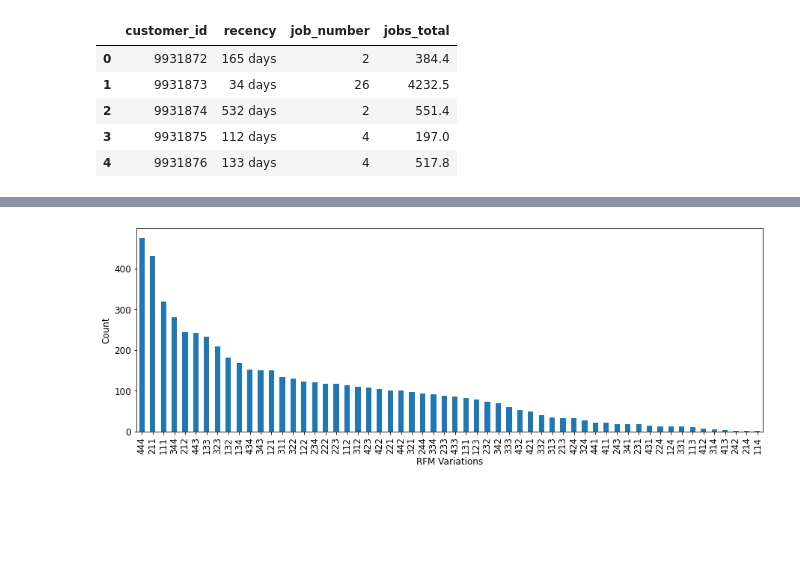
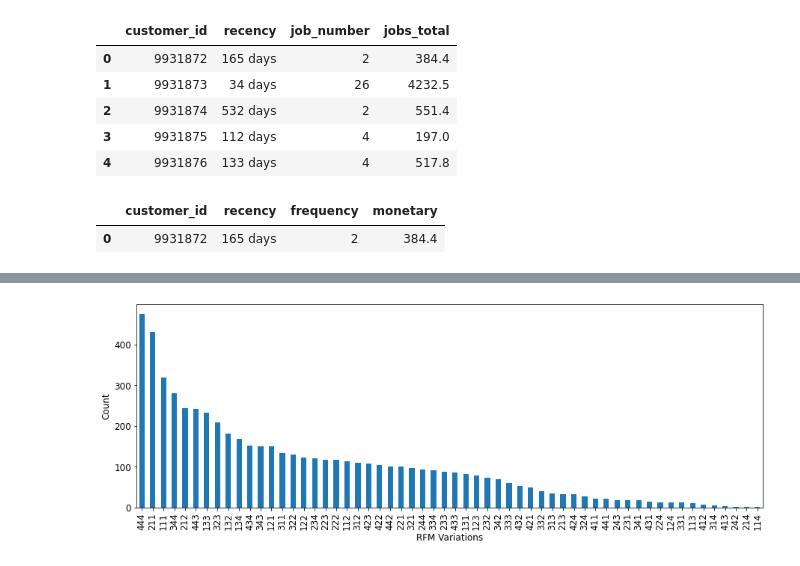
Before and after one commit to danielq1985/rfm_update, a Jupyter notebook: RFM SI.ipynb, the cells around one changed output, grey strips where cells are left out. Saved outputs shown, nothing was run; the diff lists cells and outputs as text; code cells hidden in the pictures; blank space fills up the shorter version.

```diff
--- a/RFM SI.ipynb
+++ b/RFM SI.ipynb
@@ -117,6 +134,10 @@ rfmf.head()
 # %%
 # Update column names
 rfmf.columns = ['customer_id', 'recency', 'frequency', 'monetary']
+rfmf.head(1)
+# %% [output]
+|  | customer_id | recency | frequency | monetary |
+| 0 | 9931872 | 165 days | 2 | 384.4 |
 # %%
 # Create percentile, slicing dfs into 4ths, then giving each customer a score
 rfmf['r_percentile'] = rfmf['recency'].rank(method='first', pct=True,ascending=False)
```
Also changed, not shown: parts of 18 cells of this notebook.
